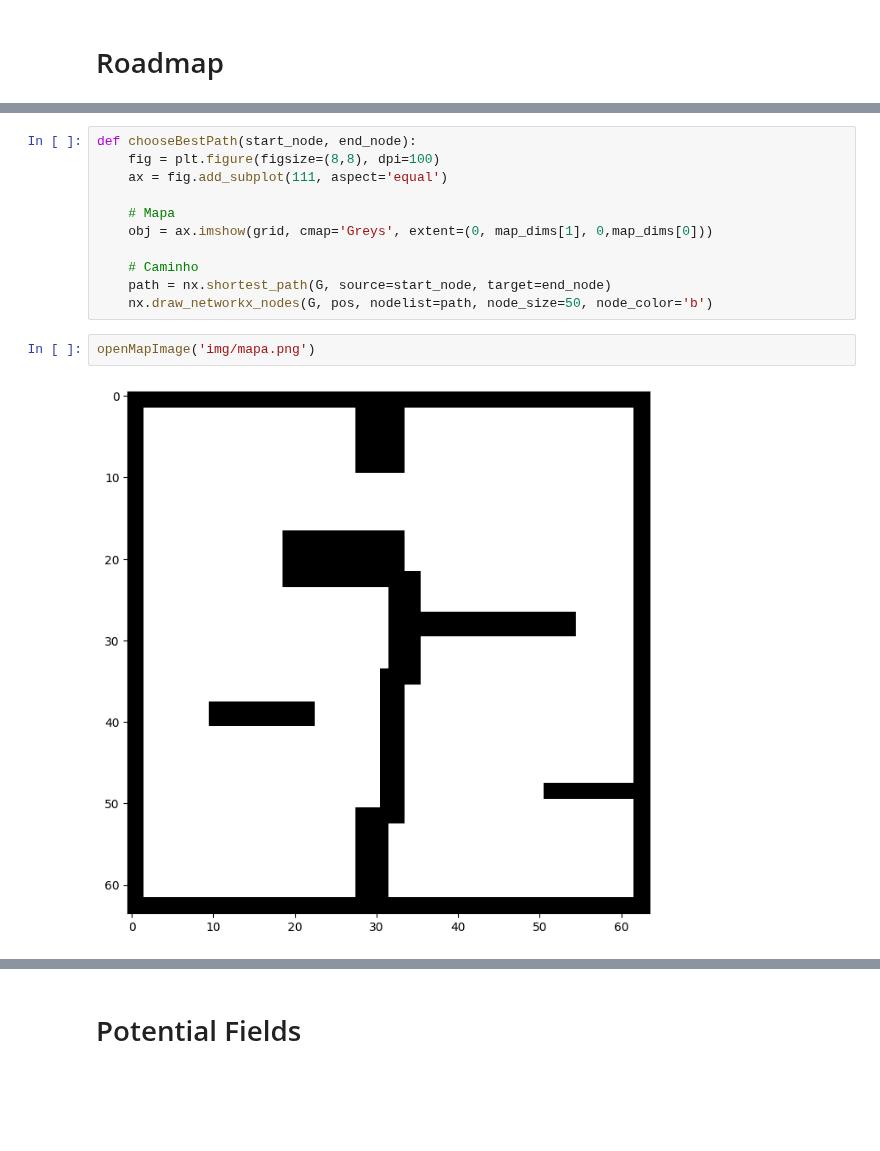
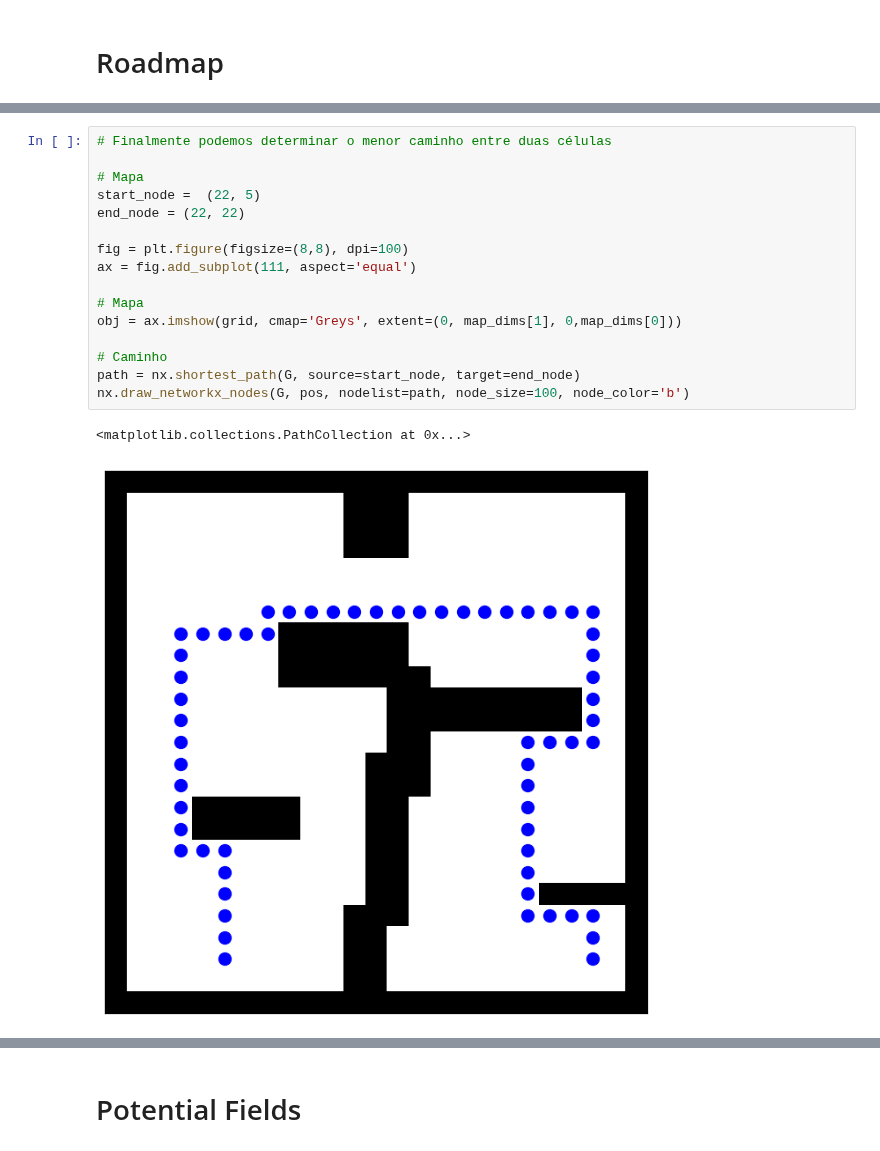
Before and after one commit to EnnesJp/robotica-movel-tp1, a Jupyter notebook: TP2/robotica-movel-tp2.ipynb, the cells around one changed output, grey strips where cells are left out. Saved outputs shown, nothing was run; the diff lists cells and outputs as text; blank space fills up the shorter version.

```diff
--- a/TP2/robotica-movel-tp2.ipynb
+++ b/TP2/robotica-movel-tp2.ipynb
@@ -156,15 +123,19 @@ def createGraph():
 # %%
-def chooseBestPath(start_node, end_node):
-    fig = plt.figure(figsize=(8,8), dpi=100)
-    ax = fig.add_subplot(111, aspect='equal')
+# Finalmente podemos determinar o menor caminho entre duas células
 
-    # Mapa
-    obj = ax.imshow(grid, cmap='Greys', extent=(0, map_dims[1], 0,map_dims[0]))
+# Mapa
+start_node =  (22, 5)
+end_node = (22, 22)
 
-    # Caminho
-    path = nx.shortest_path(G, source=start_node, target=end_node)
-    nx.draw_networkx_nodes(G, pos, nodelist=path, node_size=50, node_color='b')
+fig = plt.figure(figsize=(8,8), dpi=100)
+ax = fig.add_subplot(111, aspect='equal')
+
+# Mapa
+obj = ax.imshow(grid, cmap='Greys', extent=(0, map_dims[1], 0,map_dims[0]))
+
+# Caminho
+path = nx.shortest_path(G, source=start_node, target=end_node)
+nx.draw_networkx_nodes(G, pos, nodelist=path, node_size=100, node_color='b')
+# %% [output]
+<matplotlib.collections.PathCollection at 0x...>
+[figure, added]
-# %%
-openMapImage('img/mapa.png')
-# %% [output]
-[figure, removed]
```
Also changed, not shown: parts of 11 cells of this notebook, 5 other files.
